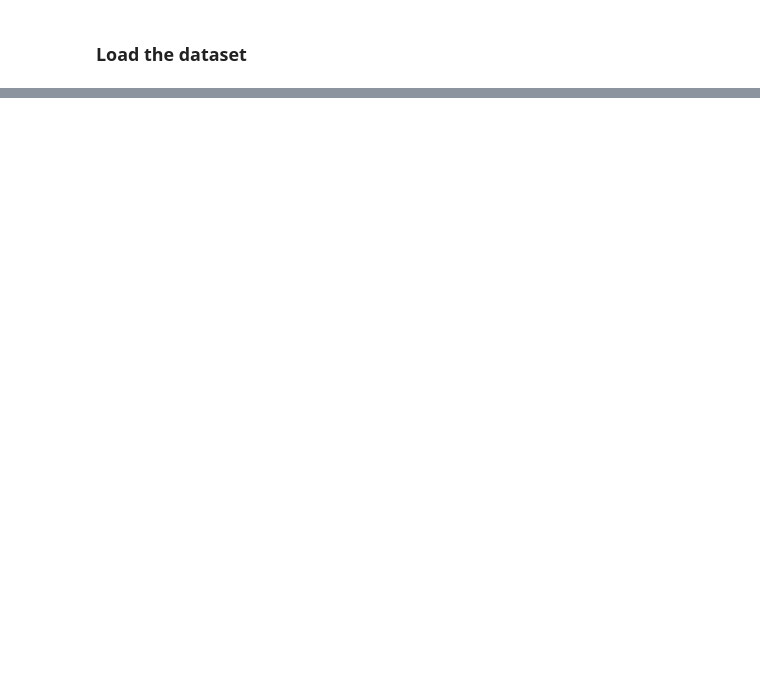
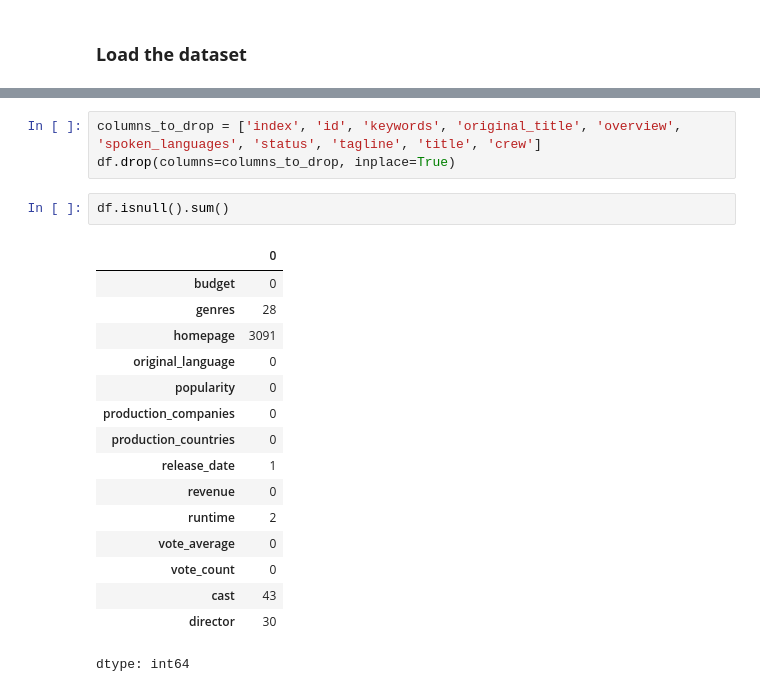
Before and after one commit to leonnmarcoo/CCADMACL_COM232_PROJECT, a Jupyter notebook: data_preprocessing.ipynb, the cells around one changed output, grey strips where cells are left out. Saved outputs shown, nothing was run; the diff lists cells and outputs as text; blank space fills up the shorter version.

```diff
--- a/data_preprocessing.ipynb
+++ b/data_preprocessing.ipynb
@@ -14,0 +85,22 @@ FileNotFoundError: [Errno 2] No such file or directory: 'movies.csv'
+# %%
+columns_to_drop = ['index', 'id', 'keywords', 'original_title', 'overview', 'spoken_languages', 'status', 'tagline', 'title', 'crew']
+df.drop(columns=columns_to_drop, inplace=True)
+# %%
+df.isnull().sum()
+# %% [output]
+|  | 0 |
+| budget | 0 |
+| genres | 28 |
+| homepage | 3091 |
+| original_language | 0 |
+| popularity | 0 |
+| production_companies | 0 |
+| production_countries | 0 |
+| release_date | 1 |
+| revenue | 0 |
+| runtime | 2 |
+| vote_average | 0 |
+| vote_count | 0 |
+| cast | 43 |
+| director | 30 |
+dtype: int64
```
Also changed, not shown: parts of 21 cells of this notebook.
